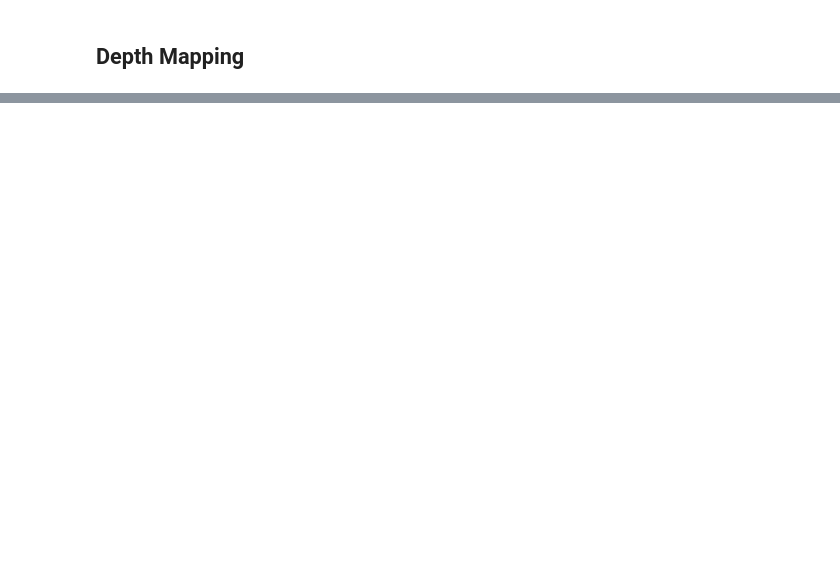
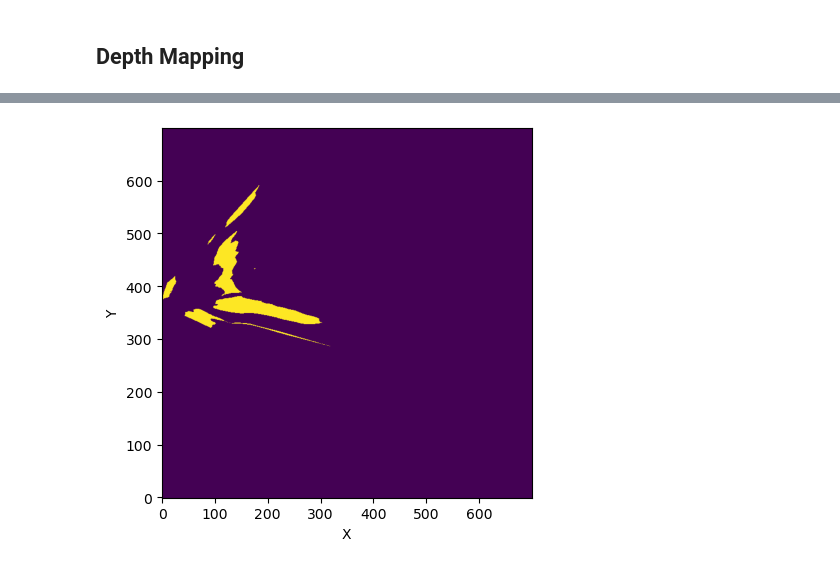
Before and after one commit to rtmccune/depth_mapping, a Jupyter notebook: gpu_acc_tests.ipynb, the cells around one changed output, grey strips where cells are left out. Drawn from its saved outputs; the diff is of its cells as text; code cells hidden in the pictures; blank space fills up the shorter version.

```diff
--- a/gpu_acc_tests.ipynb
+++ b/gpu_acc_tests.ipynb
@@ -215,2 +202,11 @@ plt.show()
 # %% [markdown]
 ## Depth Mapping
+# %%
+zarr_store_path = '/home/rmccune/depth_mapping/data/zarr/labels_rects'
+
+img_id = "CAM_CB_03_20231217150625_predseg_labels_rectified"
+img_store_path = f"{zarr_store_path}/{img_id}"
+
+# Open the Zarr store
+img_store = zarr.open(img_store_path, mode="r")
+array = img_store[:]
@@ -216,0 +224,21 @@ plt.show()
+# %%
+gpu_label_array = cp.array(array)
+
+labels_squeezed = gpu_label_array.squeeze()
+mask = (labels_squeezed == 1)
+masked_elevations = cp.where(mask, grid_z_gpu, cp.nan)
+
+masked_labels = cp.where(gpu_label_array == 1, gpu_label_array, 0)
+masked_labels = cp.squeeze(masked_labels)
+# %%
+masked_labels_np = cp.asnumpy(masked_labels)
+plt.imshow(masked_labels_np, cmap='viridis')
+plt.gca().invert_yaxis()
+plt.xlabel('X')
+plt.ylabel('Y')
+
+# plt.savefig('rectified_image.png', bbox_inches='tight', pad_inches=0.1, dpi=300)
+
+plt.show()
+# %% [output]
+[figure, added]
```
Also changed, not shown: parts of 36 cells of this notebook, 1 other file.
